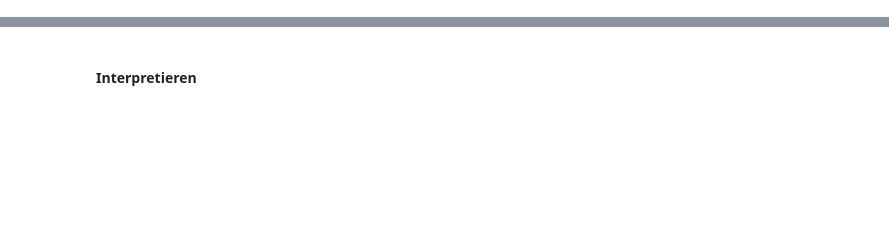
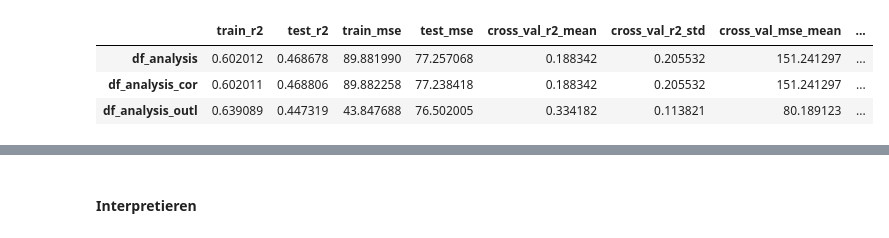
Before and after one commit to lydia-sa/Masterarbeit_Camping, a Jupyter notebook: _04_regression.ipynb, the cells around one changed output, grey strips where cells are left out. Saved outputs shown, nothing was run; the diff lists cells and outputs as text; code cells hidden in the pictures; blank space fills up the shorter version.

```diff
--- a/_04_regression.ipynb
+++ b/_04_regression.ipynb
@@ -90,0 +45,64 @@ MSE Trainingsdaten: 89.88225828619152
+# %%
+# Lineare Regression - Modell mit Train-Test Split
+def lineare_regression_metrics(model, df):
+    X = df.drop(columns=['Preis'])
+    y = df['Preis']
+
+    # Normalisierung (Standardisierung)
+    scaler = StandardScaler()
+    X_scaled = scaler.fit_transform(X)
+
+    # Train-Test-Split
+    X_train, X_test, y_train, y_test = train_test_split(X_scaled, y, test_size=0.2, random_state=42)
+
+    # Modell trainieren
+    model.fit(X_train, y_train)
+
+    # Vorhersagen
+    y_train_pred = model.predict(X_train)
+    y_test_pred = model.predict(X_test)
+
+    # Metriken berechnen
+    metrics = {
+        'train_r2': r2_score(y_train, y_train_pred),
+        'test_r2': r2_score(y_test, y_test_pred),
+        'train_mse': mean_squared_error(y_train, y_train_pred),
+        'test_mse': mean_squared_error(y_test, y_test_pred)
+    }
+
+    # Cross-Validation-Metriken hinzufügen
+    cross_val_results = cross_val_metrics(model, X, y)
+    metrics.update(cross_val_results)
+
+    # Ausgeben von Metriken, Feature Importance Parameter
+    return metrics, X_test, y_test, y_test_pred
+
+# Random Forest - Modell mit Cross-Validation
+def cross_val_metrics(model, X, y):
+    r2_scores = cross_val_score(model, X, y, cv=5, scoring='r2')
+    mse_scores = cross_val_score(model, X, y, cv=5, scoring='neg_mean_squared_error')
+    return {
+        'cross_val_r2_mean': r2_scores.mean(),
+        'cross_val_r2_std': r2_scores.std(),
+        'cross_val_mse_mean': -mse_scores.mean(),
+        'cross_val_mse_std': mse_scores.std()
+    }
+
+
+# Modell definieren
+model = LinearRegression()
+
+# Metriken für beide Datensätze berechnen
+metrics_df_analysis, X_test_analysis, y_test_analysis, y_test_pred_analysis,  = lineare_regression_metrics(model, df_analysis)
+metrics_df_analysis_cor, X_test_cor, y_test_cor, y_test_pred_cor,  = lineare_regression_metrics(model, df_analysis_cor)
+metrics_df_analysis_outl, X_test_outl, y_test_outl, y_test_pred_outl,  = lineare_regression_metrics(model, df_analysis_outl)
+
+# Zusammenführen der Ergebnisse in einem DataFrame und ausgeben
+results = pd.DataFrame([metrics_df_analysis, metrics_df_analysis_cor, metrics_df_analysis_outl], index=['df_analysis', 'df_analysis_cor', 'df_analysis_outl'])
+
+results
+# %% [output]
+|  | train_r2 | test_r2 | train_mse | test_mse | cross_val_r2_mean | cross_val_r2_std | cross_val_mse_mean | ... |
+| df_analysis | 0.602012 | 0.468678 | 89.881990 | 77.257068 | 0.188342 | 0.205532 | 151.241297 | ... |
+| df_analysis_cor | 0.602011 | 0.468806 | 89.882258 | 77.238418 | 0.188342 | 0.205532 | 151.241297 | ... |
+| df_analysis_outl | 0.639089 | 0.447319 | 43.847688 | 76.502005 | 0.334182 | 0.113821 | 80.189123 | ... |
```
Also changed, not shown: parts of 26 cells of this notebook, 6 other files.
